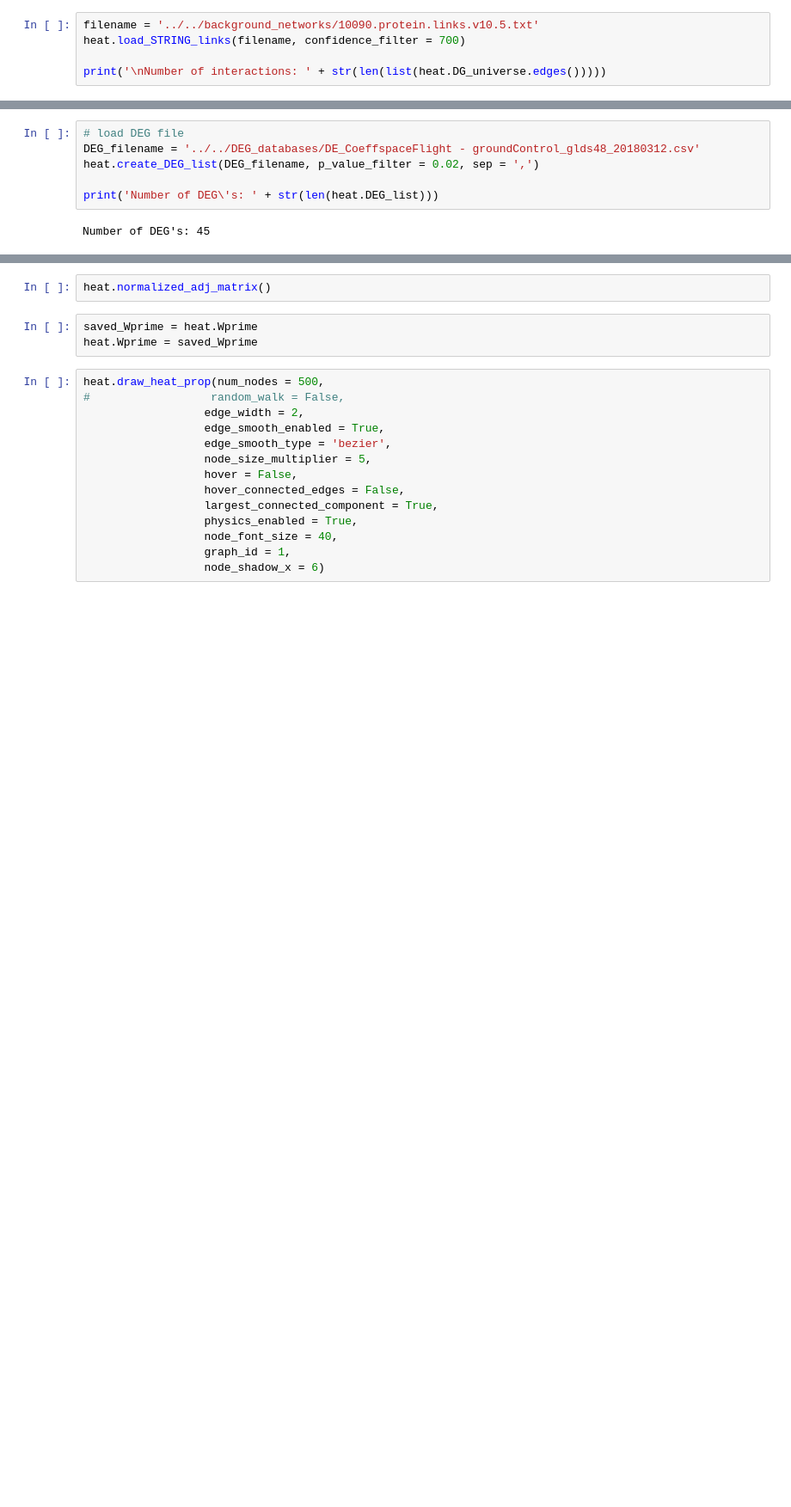
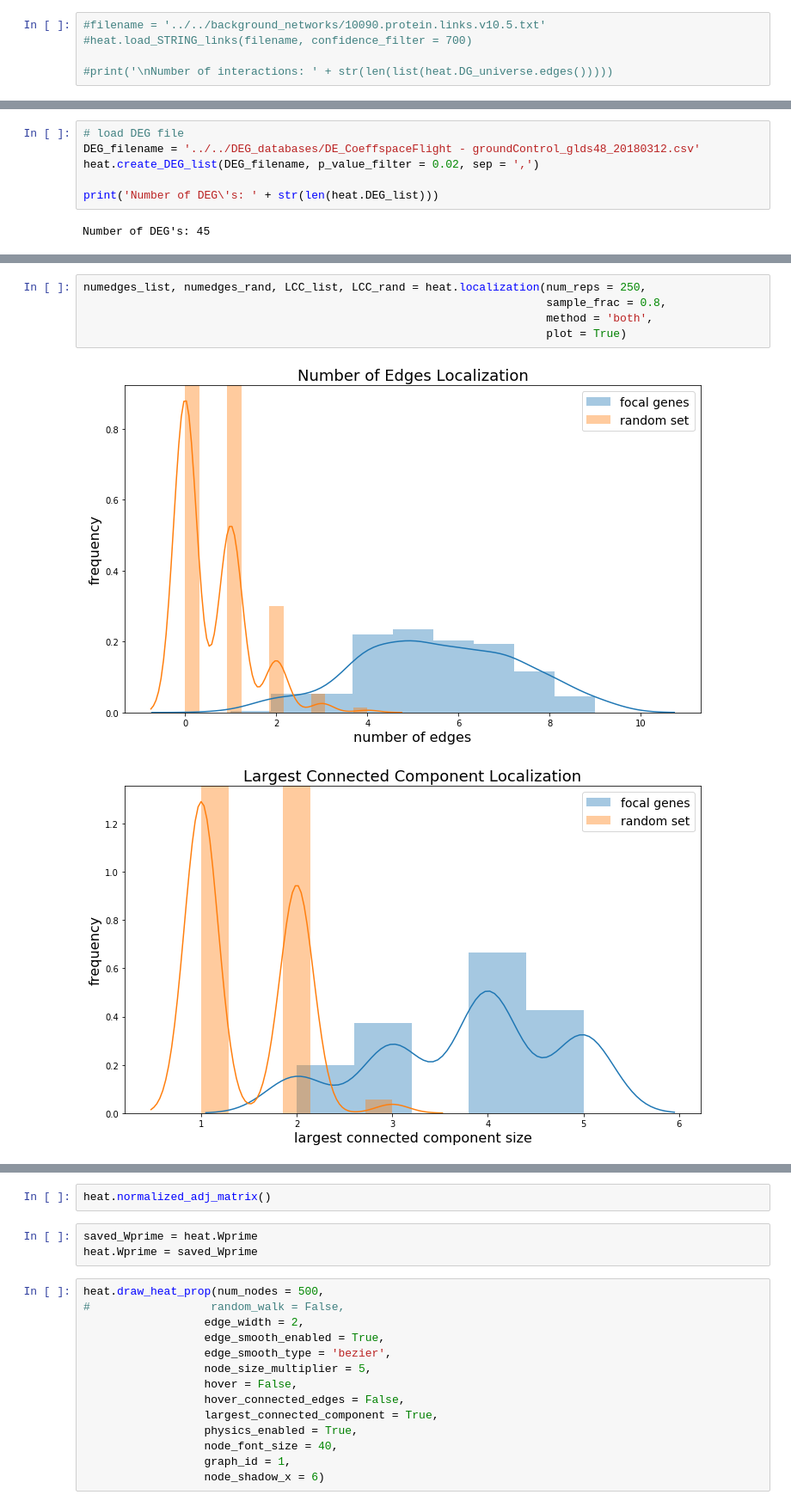
Before and after one commit to ucsd-ccbb/network_bio_toolkit, a Jupyter notebook: notebooks/clustering_notebooks/Heat3_with_annotation.ipynb, the cells around one changed output, grey strips where cells are left out. Shown at 86% size. Drawn from its saved outputs; the diff is of its cells as text; blank space fills up the shorter version.

```diff
--- a/notebooks/clustering_notebooks/Heat3_with_annotation.ipynb
+++ b/notebooks/clustering_notebooks/Heat3_with_annotation.ipynb
@@ -41,7 +41,7 @@ mouse = 'mouse'
 
 heat = Heat3.Heat(gene_type = symbol, species = mouse)
 # %%
-filename = '../../background_networks/10090.protein.links.v10.5.txt'
-heat.load_STRING_links(filename, confidence_filter = 700)
+#filename = '../../background_networks/10090.protein.links.v10.5.txt'
+#heat.load_STRING_links(filename, confidence_filter = 700)
 
-print('\nNumber of interactions: ' + str(len(list(heat.DG_universe.edges()))))
+#print('\nNumber of interactions: ' + str(len(list(heat.DG_universe.edges()))))
@@ -76,0 +62,8 @@ Number of DEG's: 45
+# %%
+numedges_list, numedges_rand, LCC_list, LCC_rand = heat.localization(num_reps = 250,
+                                                                     sample_frac = 0.8,
+                                                                     method = 'both',
+                                                                     plot = True)
+# %% [output]
+[figure, added]
+[figure, added]
```
Also changed, not shown: parts of 14 cells of this notebook, 10 other files.
